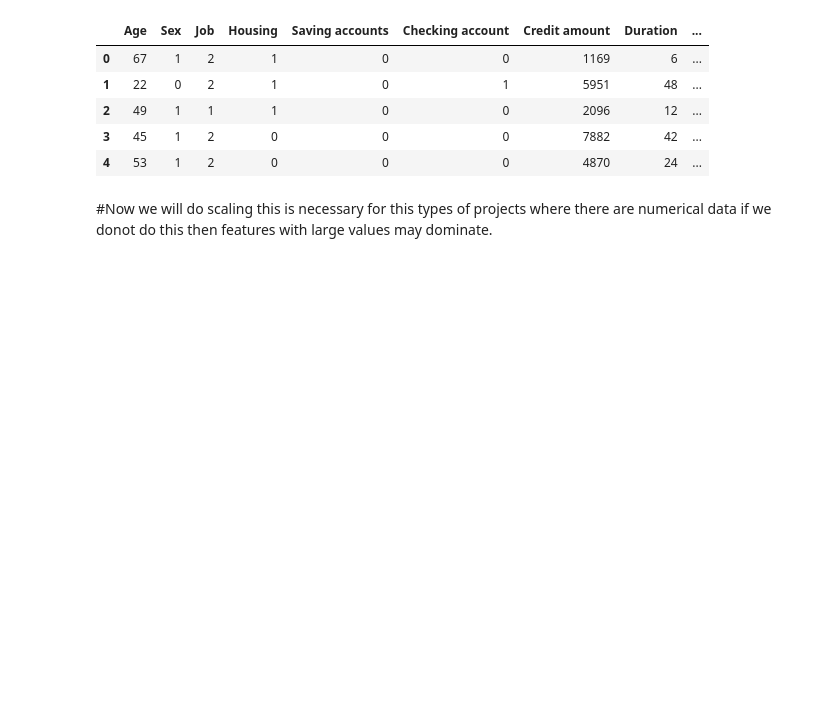
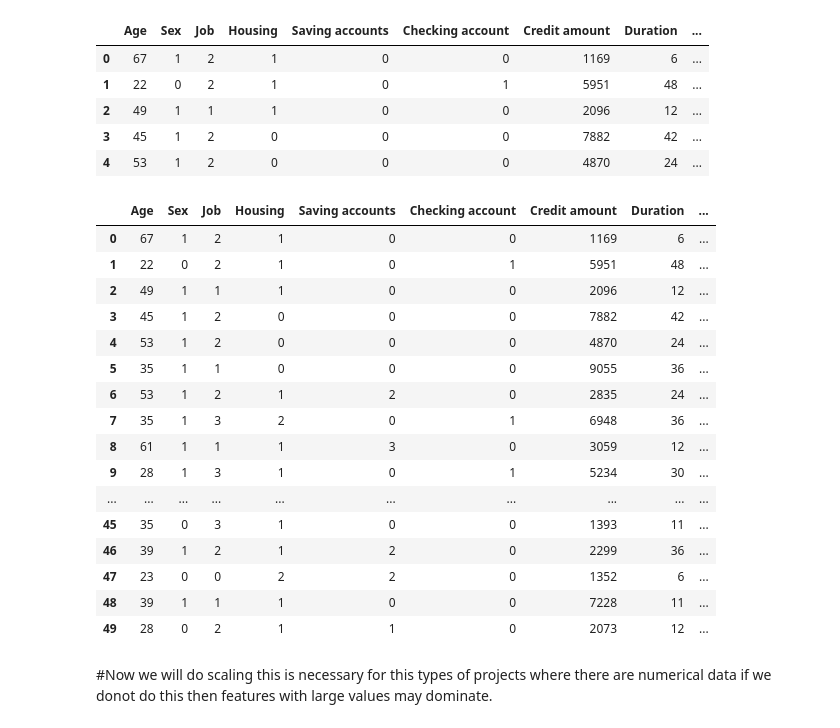
Before and after one commit to Prrriiitam/Loan_Credit_Risk, a Jupyter notebook: Credit_Risk.ipynb, the cells around one changed output. Saved outputs shown, nothing was run; the diff lists cells and outputs as text; code cells hidden in the pictures; blank space fills up the shorter version.

```diff
--- a/Credit_Risk.ipynb
+++ b/Credit_Risk.ipynb
@@ -203,6 +203,26 @@ df.head()
 | 2 | 49 | 1 | 1 | 1 | 0 | 0 | 2096 | 12 | ... |
 | 3 | 45 | 1 | 2 | 0 | 0 | 0 | 7882 | 42 | ... |
 | 4 | 53 | 1 | 2 | 0 | 0 | 0 | 4870 | 24 | ... |
+# %%
+df.head(50)
+# %% [output]
+|  | Age | Sex | Job | Housing | Saving accounts | Checking account | Credit amount | Duration | ... |
+| 0 | 67 | 1 | 2 | 1 | 0 | 0 | 1169 | 6 | ... |
+| 1 | 22 | 0 | 2 | 1 | 0 | 1 | 5951 | 48 | ... |
+| 2 | 49 | 1 | 1 | 1 | 0 | 0 | 2096 | 12 | ... |
+| 3 | 45 | 1 | 2 | 0 | 0 | 0 | 7882 | 42 | ... |
+| 4 | 53 | 1 | 2 | 0 | 0 | 0 | 4870 | 24 | ... |
+| 5 | 35 | 1 | 1 | 0 | 0 | 0 | 9055 | 36 | ... |
+| 6 | 53 | 1 | 2 | 1 | 2 | 0 | 2835 | 24 | ... |
+| 7 | 35 | 1 | 3 | 2 | 0 | 1 | 6948 | 36 | ... |
+| 8 | 61 | 1 | 1 | 1 | 3 | 0 | 3059 | 12 | ... |
+| 9 | 28 | 1 | 3 | 1 | 0 | 1 | 5234 | 30 | ... |
+| ... | ... | ... | ... | ... | ... | ... | ... | ... | ... |
+| 45 | 35 | 0 | 3 | 1 | 0 | 0 | 1393 | 11 | ... |
+| 46 | 39 | 1 | 2 | 1 | 2 | 0 | 2299 | 36 | ... |
+| 47 | 23 | 0 | 0 | 2 | 2 | 0 | 1352 | 6 | ... |
+| 48 | 39 | 1 | 1 | 1 | 0 | 0 | 7228 | 11 | ... |
+| 49 | 28 | 0 | 2 | 1 | 1 | 0 | 2073 | 12 | ... |
 # %% [markdown]
 #Now we will do scaling this is necessary for this types of projects where there are numerical data if we donot do this then features with large values may dominate.
 # %%
```
Also changed, not shown: parts of 2 cells of this notebook.
